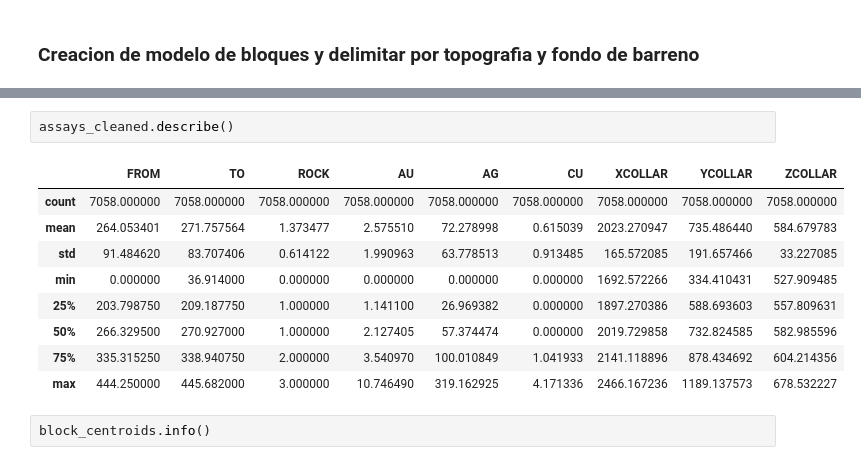
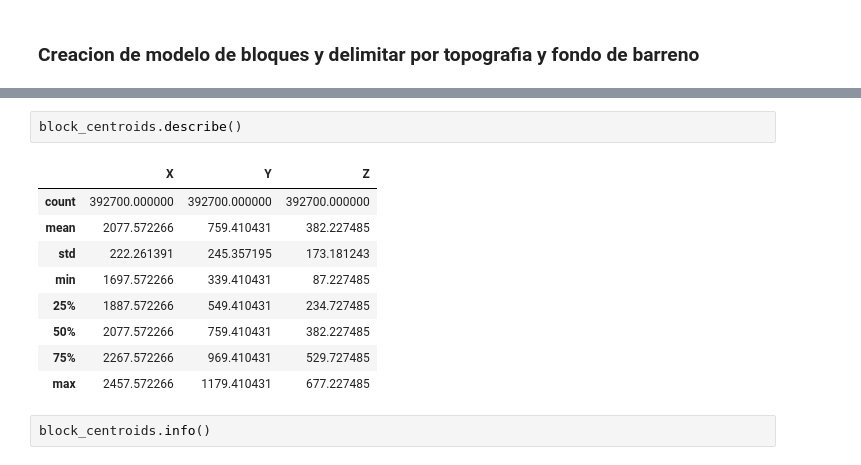
Before and after one commit to nicovid-ibarra/RNA_-ESTIMACION, a Jupyter notebook: Estimacion/EDA, ETL Y BLOQUES VACIOS.ipynb, the cells around one changed output, grey strips where cells are left out. Saved outputs shown, nothing was run; the diff lists cells and outputs as text.

```diff
--- a/Estimacion/EDA, ETL Y BLOQUES VACIOS.ipynb
+++ b/Estimacion/EDA, ETL Y BLOQUES VACIOS.ipynb
@@ -761,15 +801,15 @@ plt.show()
 # %%
-assays_cleaned.describe()
+block_centroids.describe()
 # %% [output]
-|  | FROM | TO | ROCK | AU | AG | CU | XCOLLAR | YCOLLAR | ZCOLLAR |
-| count | 7058.000000 | 7058.000000 | 7058.000000 | 7058.000000 | 7058.000000 | 7058.000000 | 7058.000000 | 7058.000000 | 7058.000000 |
-| mean | 264.053401 | 271.757564 | 1.373477 | 2.575510 | 72.278998 | 0.615039 | 2023.270947 | 735.486440 | 584.679783 |
-| std | 91.484620 | 83.707406 | 0.614122 | 1.990963 | 63.778513 | 0.913485 | 165.572085 | 191.657466 | 33.227085 |
-| min | 0.000000 | 36.914000 | 0.000000 | 0.000000 | 0.000000 | 0.000000 | 1692.572266 | 334.410431 | 527.909485 |
-| 25% | 203.798750 | 209.187750 | 1.000000 | 1.141100 | 26.969382 | 0.000000 | 1897.270386 | 588.693603 | 557.809631 |
-| 50% | 266.329500 | 270.927000 | 1.000000 | 2.127405 | 57.374474 | 0.000000 | 2019.729858 | 732.824585 | 582.985596 |
-| 75% | 335.315250 | 338.940750 | 2.000000 | 3.540970 | 100.010849 | 1.041933 | 2141.118896 | 878.434692 | 604.214356 |
-| max | 444.250000 | 445.682000 | 3.000000 | 10.746490 | 319.162925 | 4.171336 | 2466.167236 | 1189.137573 | 678.532227 |
+|  | X | Y | Z |
+| count | 392700.000000 | 392700.000000 | 392700.000000 |
+| mean | 2077.572266 | 759.410431 | 382.227485 |
+| std | 222.261391 | 245.357195 | 173.181243 |
+| min | 1697.572266 | 339.410431 | 87.227485 |
+| 25% | 1887.572266 | 549.410431 | 234.727485 |
+| 50% | 2077.572266 | 759.410431 | 382.227485 |
+| 75% | 2267.572266 | 969.410431 | 529.727485 |
+| max | 2457.572266 | 1179.410431 | 677.227485 |
 # %%
 block_centroids.info()
 # %% [output]
```
Also changed, not shown: parts of 40 cells of this notebook.
